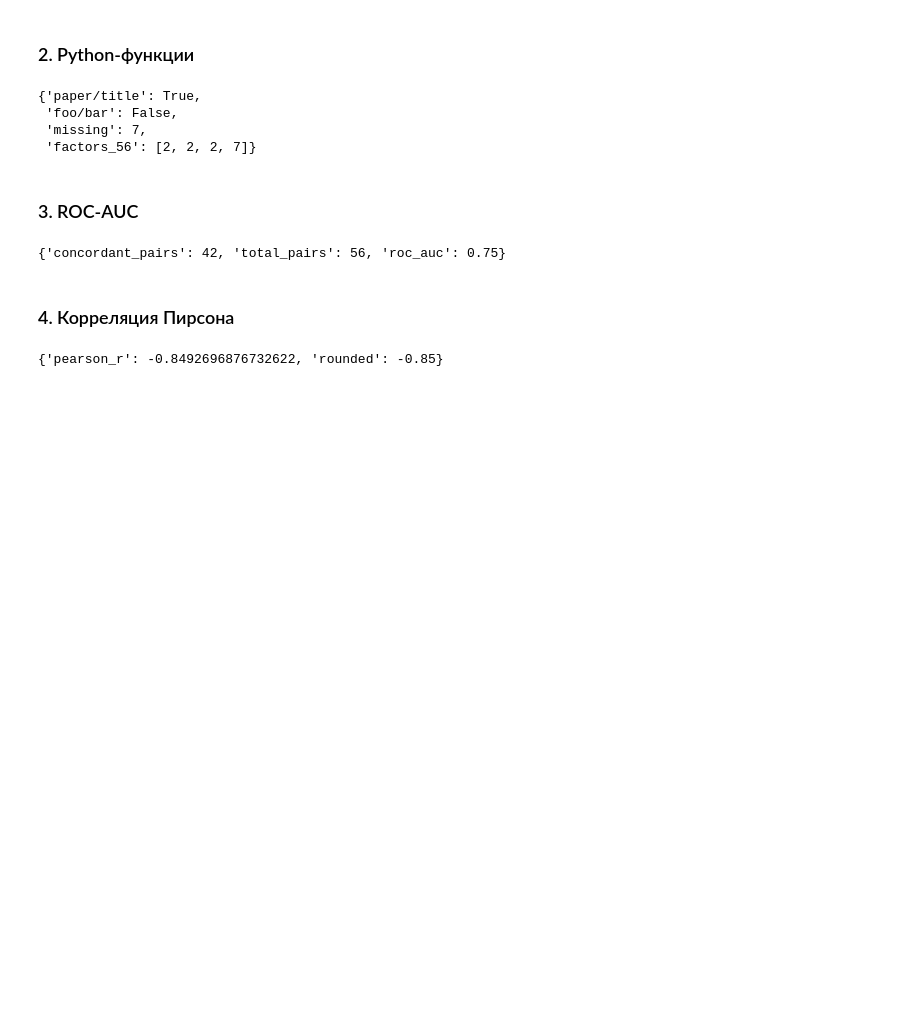
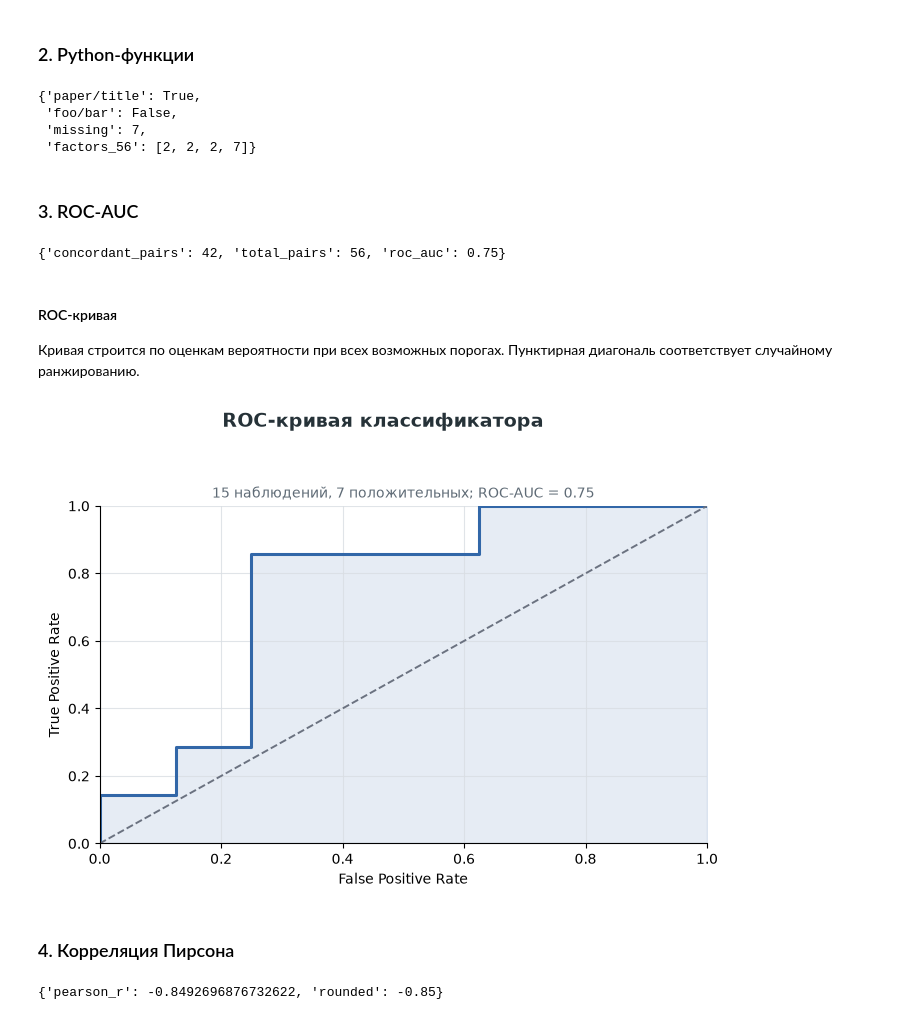
Before and after one commit to gulamovzavohir02-glitch/junior-data-analyst-test-task, a Jupyter notebook: analysis.ipynb, the cells around one changed output. Cells and saved outputs as stored; diff of their text form; code cells hidden in the pictures; blank space fills up the shorter version.

Commit message:
Add notebook visuals simulations and source task

```diff
--- a/analysis.ipynb
+++ b/analysis.ipynb
@@ -24,6 +25,10 @@
 # %% [markdown]
 ## Исходные данные
 # %%
+import random
+
+import matplotlib.pyplot as plt
+
 from solutions import (
     event_probability,
     expected_distinct_species,
@@ -35,6 +40,11 @@ from solutions import (
     roc_auc_from_pairs,
 )
 
+BLUE = "#3267A8"
+ORANGE = "#D9822B"
+INK = "#263238"
+GRID = "#D9DEE3"
+
 labels = [1, 0, 1, 0, 1, 1, 1, 1, 0, 0, 0, 1, 0, 0, 0]
 probabilities = [0.95, 0.90, 0.85, 0.80, 0.75, 0.70, 0.65, 0.60, 0.55, 0.50, 0.45, 0.40, 0.35, 0.30, 0.25]
 coffee = [1, 1, 2, 2, 2, 2, 3, 3, 3, 4]
@@ -87,6 +141,37 @@ auc = roc_auc_from_pairs(labels, probabilities)
 {'concordant_pairs': concordant_pairs, 'total_pairs': total_pairs, 'roc_auc': auc}
 # %% [output]
 {'concordant_pairs': 42, 'total_pairs': 56, 'roc_auc': 0.75}
+# %% [markdown]
+#### ROC-кривая
+
+Кривая строится по оценкам вероятности при всех возможных порогах. Пунктирная диагональ соответствует случайному ранжированию.
+# %%
+thresholds = [float('inf')] + sorted(set(probabilities), reverse=True)
+positive_count = sum(labels)
+negative_count = len(labels) - positive_count
+roc_points = []
+
+for threshold in thresholds:
+    predictions = [score >= threshold for score in probabilities]
+    true_positives = sum(predicted and label == 1 for predicted, label in zip(predictions, labels))
+    false_positives = sum(predicted and label == 0 for predicted, label in zip(predictions, labels))
+    roc_points.append((false_positives / negative_count, true_positives / positive_count))
+
+false_positive_rates, true_positive_rates = zip(*roc_points)
+
+fig, ax = plt.subplots(figsize=(7, 5))
+ax.step(false_positive_rates, true_positive_rates, where='post', color=BLUE, linewidth=2.2)
+ax.plot([0, 1], [0, 1], linestyle='--', color='#6B7280', linewidth=1.4)
+ax.fill_between(false_positive_rates, true_positive_rates, step='post', alpha=0.12, color=BLUE)
+ax.set(xlim=(0, 1), ylim=(0, 1), xlabel='False Positive Rate', ylabel='True Positive Rate')
+fig.suptitle('ROC-кривая классификатора', fontsize=14, fontweight='bold', color=INK)
+ax.set_title(f'15 наблюдений, 7 положительных; ROC-AUC = {auc:.2f}', fontsize=10, color='#5F6B76')
+ax.grid(True, color=GRID, linewidth=0.8, alpha=0.8)
+ax.spines[['top', 'right']].set_visible(False)
+fig.tight_layout(rect=(0, 0, 1, 0.93))
+plt.show()
+# %% [output]
+[figure, added]
 # %% [markdown]
 ### 4. Корреляция Пирсона
 # %%
```
Also changed, not shown: parts of 8 cells of this notebook, 3 other files.
